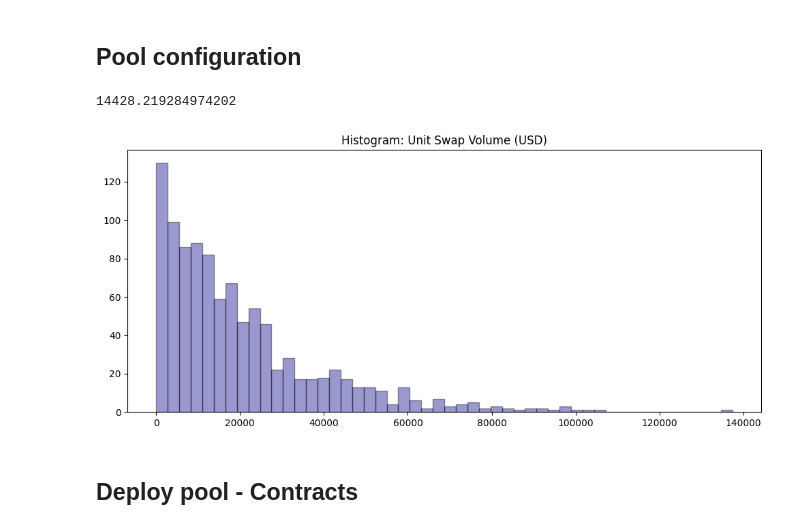
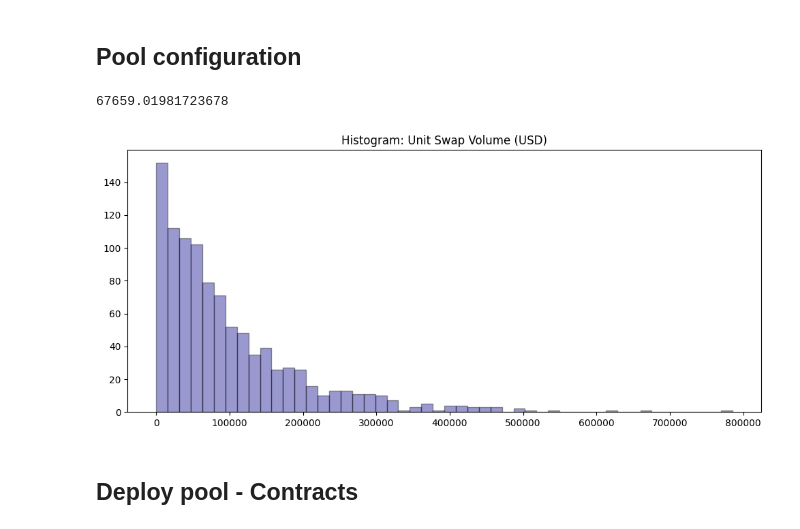
Before and after one commit to defipy-devs/defipy-docs, a Jupyter notebook: docs/tutorials/testnet_sim_univ2.ipynb, the cells around one changed output. Cells and saved outputs as stored; diff of their text form; code cells hidden in the pictures.

```diff
--- a/docs/tutorials/testnet_sim_univ2.ipynb
+++ b/docs/tutorials/testnet_sim_univ2.ipynb
@@ -93,19 +93,18 @@ mint_amt =  UniV3Helper().dec2gwei(tkn0_amt_usd/10)
 invest_amt =  UniV3Helper().dec2gwei(invest_amt_usd)
 # %%
 mrk_cap = UniV3Helper().gwei2dec(tkn0_amt)
-#TKN_amt = TokenDeltaModel(0.05*mrk_cap, shape=2, scale=0.1)
-TKN_amt = TokenDeltaModel(0.1*mrk_cap) # validated model
+TKN_amt = TokenDeltaModel(500000) # validated model
 swap_arr = np.array([TKN_amt.delta() for k in range(1000)])
 
 fig, ax = plt.subplots(1, 1, figsize=(12,5))
 
 sns.distplot(swap_arr, hist=True, kde=False, bins=int(50), color = 'darkblue',
              hist_kws={'edgecolor':'black'}, kde_kws={'linewidth': 2}, ax=ax)
 ax.set_title('Histogram: Unit Swap Volume (USD)')
 np.median(swap_arr)
 # %% [output]
-14428.219284974202
+67659.01981723678
-[figure, old version]
+[figure, new version]
 # %% [markdown]
 ## Deploy pool - Contracts
 # %%
```
Also changed, not shown: parts of 14 cells of this notebook, 17 other files.
